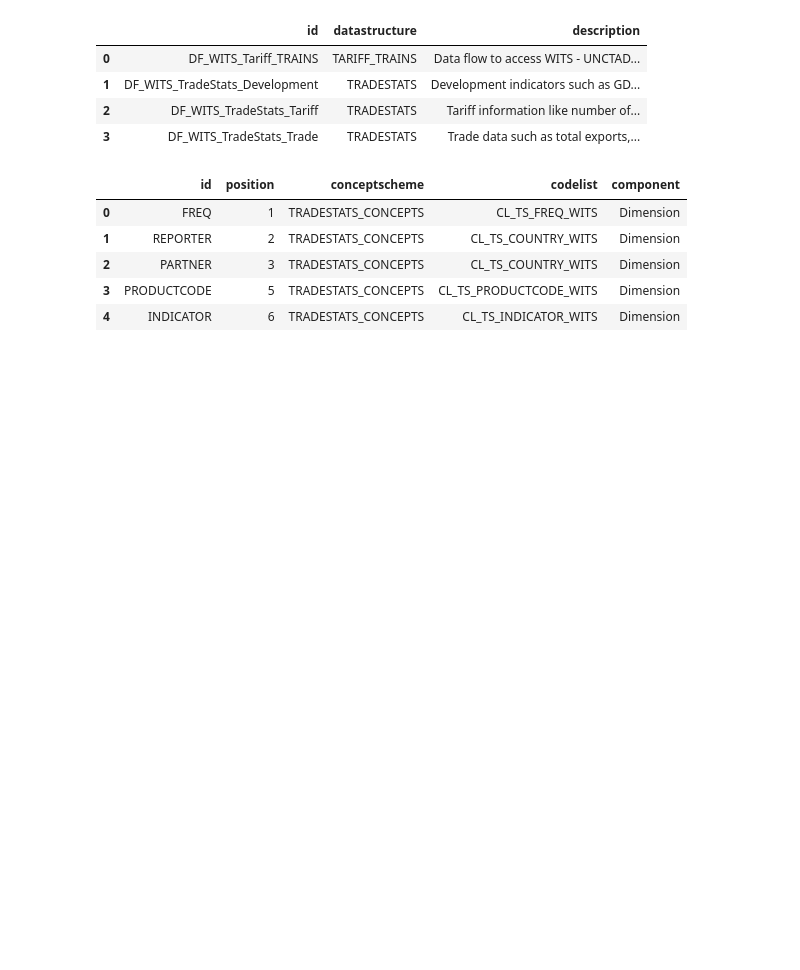
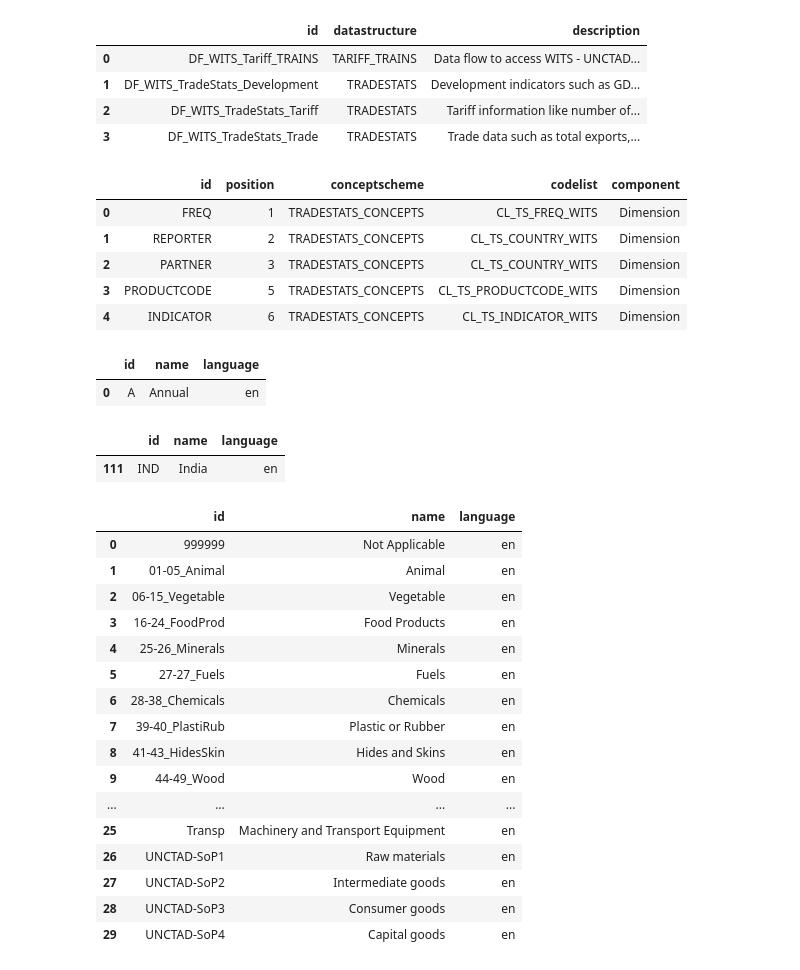
Before and after one commit to salu218/Api_test, a Jupyter notebook: Exchange_rate.ipynb, the cells around one changed output. Drawn from its saved outputs; the diff is of its cells as text; code cells hidden in the pictures; blank space fills up the shorter version.

Commit message:
wits api product list

```diff
--- a/Exchange_rate.ipynb
+++ b/Exchange_rate.ipynb
@@ -543,0 +573,57 @@ display(dimensions)
+# %%
+codelist = 'CL_TS_FREQ_WITS'
+path = '/'.join([endpoint, 'codelist/WBG_WITS', codelist])
+
+response = requests.get(path)
+if response.status_code == 200:
+   response_dict = xmltodict.parse(response.text)['Structure']
+   codelists = response_dict['Structures']['Codelists']['Codelist']
+   codelist = getCodelist(codelists)['codes']
+
+display(codelist)
+# %% [output]
+|  | id | name | language |
+| 0 | A | Annual | en |
+# %%
+codelist = 'CL_TS_COUNTRY_WITS'
+path = '/'.join([endpoint, 'codelist/WBG_WITS', codelist])
+
+response = requests.get(path)
+if response.status_code == 200:
+   response_dict = xmltodict.parse(response.text)['Structure']
+   codelists = response_dict['Structures']['Codelists']['Codelist']
+   codelist = getCodelist(codelists)['codes']
+
+filtered_codes = codelist[codelist['name'].isin(['India'])]
+display(filtered_codes)
+# %% [output]
+|  | id | name | language |
+| 111 | IND | India | en |
+# %%
+codelist = 'CL_TS_PRODUCTCODE_WITS'
+path = '/'.join([endpoint, 'codelist/WBG_WITS', codelist])
+
+response = requests.get(path)
+if response.status_code == 200:
+   response_dict = xmltodict.parse(response.text)['Structure']
+   codelists = response_dict['Structures']['Codelists']['Codelist']
+   codelist = getCodelist(codelists)['codes']
+display(codelist)
+# %% [output]
+|  | id | name | language |
+| 0 | 999999 | Not Applicable | en |
+| 1 | 01-05_Animal | Animal | en |
+| 2 | 06-15_Vegetable | Vegetable | en |
+| 3 | 16-24_FoodProd | Food Products | en |
+| 4 | 25-26_Minerals | Minerals | en |
+| 5 | 27-27_Fuels | Fuels | en |
+| 6 | 28-38_Chemicals | Chemicals | en |
+| 7 | 39-40_PlastiRub | Plastic or Rubber | en |
+| 8 | 41-43_HidesSkin | Hides and Skins | en |
+| 9 | 44-49_Wood | Wood | en |
+| ... | ... | ... | ... |
+| 25 | Transp | Machinery and Transport Equipment | en |
+| 26 | UNCTAD-SoP1 | Raw materials | en |
+| 27 | UNCTAD-SoP2 | Intermediate goods | en |
+| 28 | UNCTAD-SoP3 | Consumer goods | en |
+| 29 | UNCTAD-SoP4 | Capital goods | en |
```
Also changed, not shown: parts of 8 cells of this notebook.
